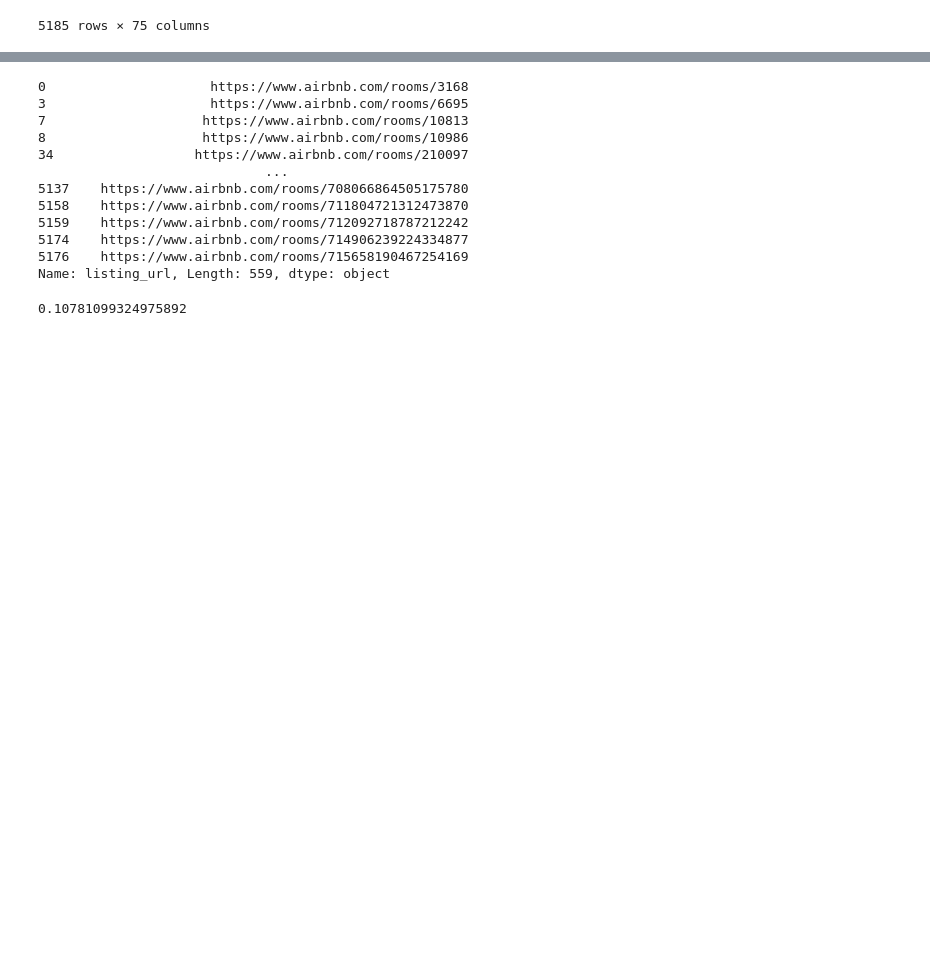
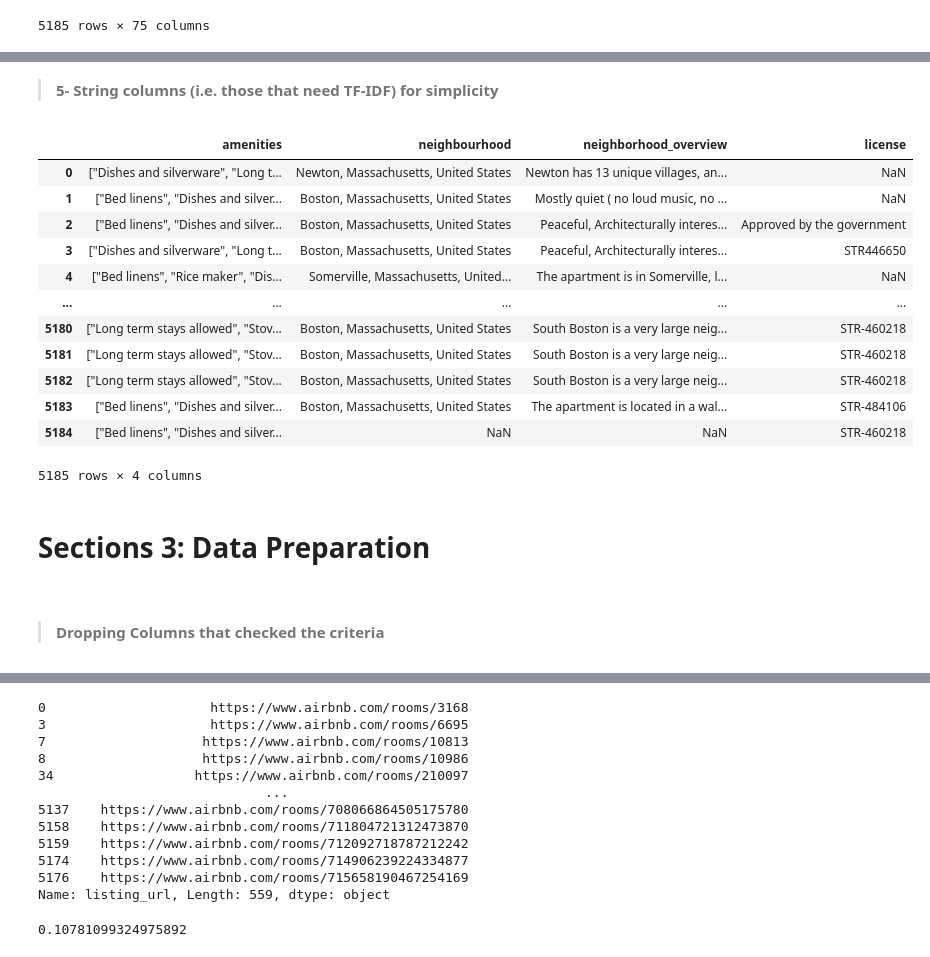
Before and after one commit to Abdulrahman-Almutlaq/AirBnb_EDA, a Jupyter notebook: Boston_Airbnb.ipynb, the cells around one changed output, grey strips where cells are left out. Drawn from its saved outputs; the diff is of its cells as text; code cells hidden in the pictures; blank space fills up the shorter version.

```diff
--- a/Boston_Airbnb.ipynb
+++ b/Boston_Airbnb.ipynb
@@ -98,3 +158,31 @@ array(['Private room', 'Entire home/apt', 'Shared room', 'Hotel room'],
+# %% [markdown]
+> **5- String columns (i.e. those that need TF-IDF) for simplicity**
+# %%
+Boston_listings[['amenities','neighbourhood','neighborhood_overview', 'license']]
+# %% [output]
+|  | amenities | neighbourhood | neighborhood_overview | license |
+| 0 | ["Dishes and silverware", "Long t... | Newton, Massachusetts, United States | Newton has 13 unique villages, an... | NaN |
+| 1 | ["Bed linens", "Dishes and silver... | Boston, Massachusetts, United States | Mostly quiet ( no loud music, no ... | NaN |
+| 2 | ["Bed linens", "Dishes and silver... | Boston, Massachusetts, United States | Peaceful, Architecturally interes... | Approved by the government |
+| 3 | ["Dishes and silverware", "Long t... | Boston, Massachusetts, United States | Peaceful, Architecturally interes... | STR446650 |
+| 4 | ["Bed linens", "Rice maker", "Dis... | Somerville, Massachusetts, United... | The apartment is in Somerville, l... | NaN |
+| ... | ... | ... | ... | ... |
+| 5180 | ["Long term stays allowed", "Stov... | Boston, Massachusetts, United States | South Boston is a very large neig... | STR-460218 |
+| 5181 | ["Long term stays allowed", "Stov... | Boston, Massachusetts, United States | South Boston is a very large neig... | STR-460218 |
+| 5182 | ["Long term stays allowed", "Stov... | Boston, Massachusetts, United States | South Boston is a very large neig... | STR-460218 |
+| 5183 | ["Bed linens", "Dishes and silver... | Boston, Massachusetts, United States | The apartment is located in a wal... | STR-484106 |
+| 5184 | ["Bed linens", "Dishes and silver... | NaN | NaN | STR-460218 |
+5185 rows × 4 columns
+# %% [markdown]
+<a id="section_3"></a>
+
+# Sections 3: Data Preparation
+
+<br>
+# %% [markdown]
+
+
+> **Dropping Columns that checked the criteria**
 # %%
 Boston_listings.drop(columns=['id', 'name', 'description', 'last_scraped', 'scrape_id',
                                 'host_name', 'host_about', 'host_neighbourhood', 'amenities',
```
Also changed, not shown: parts of 63 cells of this notebook, 1 other file.
